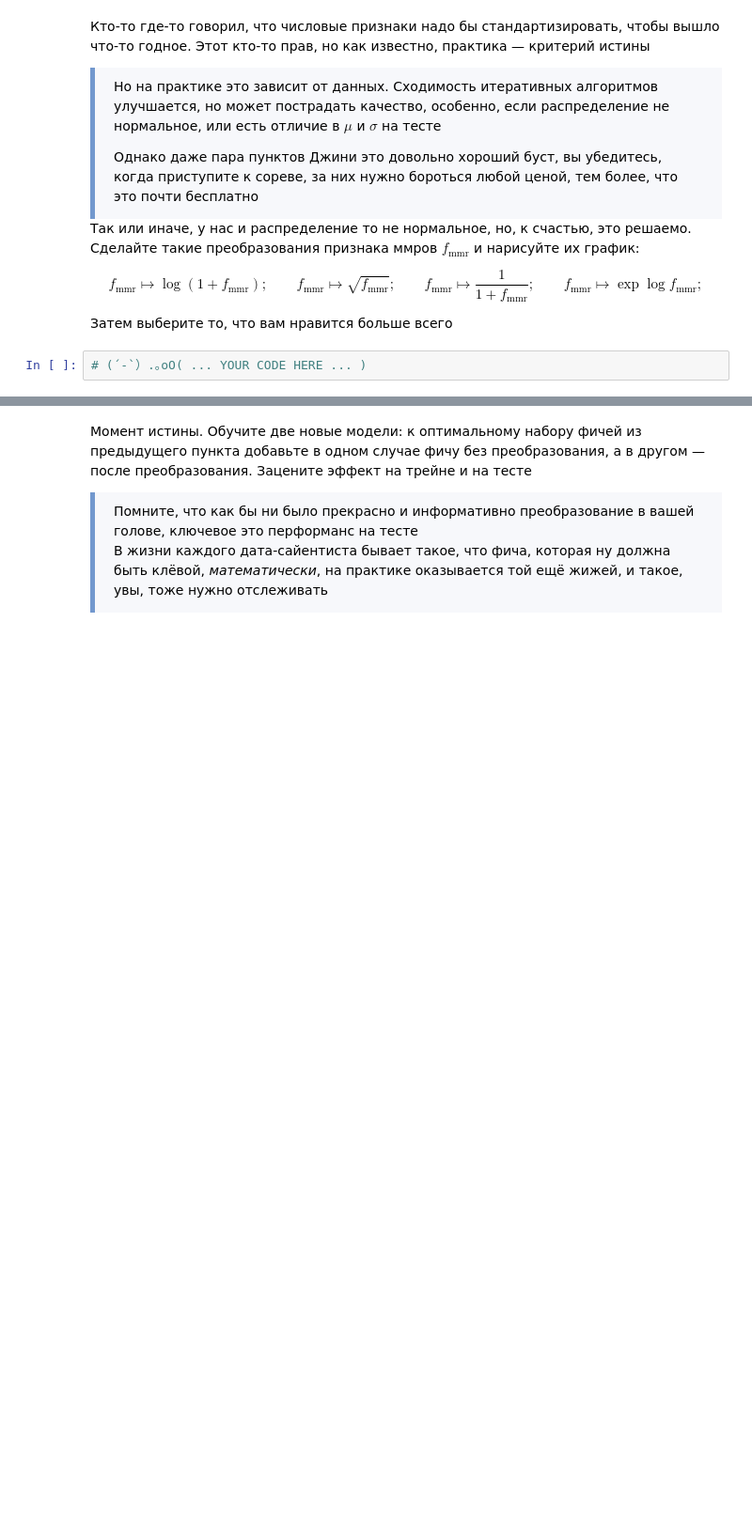
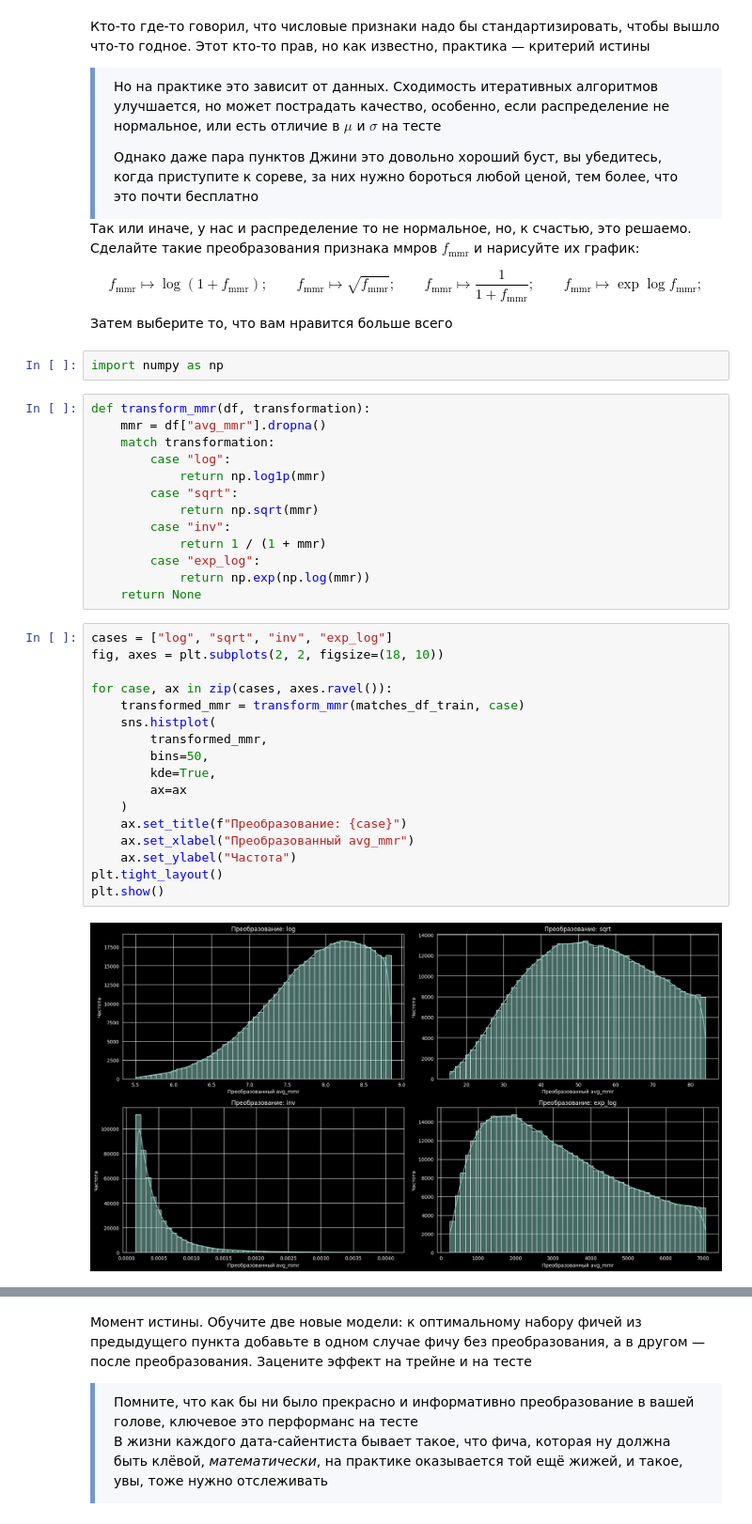
Before and after one commit to Shel2123/ML1_hw, a Jupyter notebook: hw3/homework-practice-03-base Sosedov.ipynb, the cells around one changed output, grey strips where cells are left out. Shown at 94% size. Cells and saved outputs as stored; diff of their text form; blank space fills up the shorter version.

```diff
--- a/hw3/homework-practice-03-base Sosedov.ipynb
+++ b/hw3/homework-practice-03-base Sosedov.ipynb
@@ -919,8 +962,40 @@ Mean Gini: 0.11342823819365533
 $$f_{\text{mmr}} \mapsto \log( 1+f_{\text{mmr}} ); \qquad f_{\text{mmr}} \mapsto \sqrt{f_{\text{mmr}}}; \qquad f_{\text{mmr}} \mapsto \frac{1}{1+f_{\text{mmr}}}; \qquad f_{\text{mmr}} \mapsto \exp{\log f_{\text{mmr}}};$$
 
 Затем выберите то, что вам нравится больше всего
+# %%
+import numpy as np
 # %%
-# (´-`）.｡oO( ... YOUR CODE HERE ... )
+def transform_mmr(df, transformation):
+    mmr = df["avg_mmr"].dropna()
+    match transformation:
+        case "log":
+            return np.log1p(mmr)
+        case "sqrt":
+            return np.sqrt(mmr)
+        case "inv":
+            return 1 / (1 + mmr)
+        case "exp_log":
+            return np.exp(np.log(mmr))
+    return None
+# %%
+cases = ["log", "sqrt", "inv", "exp_log"]
+fig, axes = plt.subplots(2, 2, figsize=(18, 10))
+
+for case, ax in zip(cases, axes.ravel()):
+    transformed_mmr = transform_mmr(matches_df_train, case)
+    sns.histplot(
+        transformed_mmr,
+        bins=50,
+        kde=True,
+        ax=ax
+    )
+    ax.set_title(f"Преобразование: {case}")
+    ax.set_xlabel("Преобразованный avg_mmr")
+    ax.set_ylabel("Частота")
+plt.tight_layout()
+plt.show()
+# %% [output]
+[figure, added]
 # %% [markdown]
 Мы как-то раньше не обращали внимание, но шестое чувство подсказывает, что в ммрах есть пропуски. Выкинуть их не получится, потому что на тесте они тоже есть, поэтому выход один — чем-то заполнять.
 
```
Also changed, not shown: parts of 11 cells of this notebook, 1 other file.
